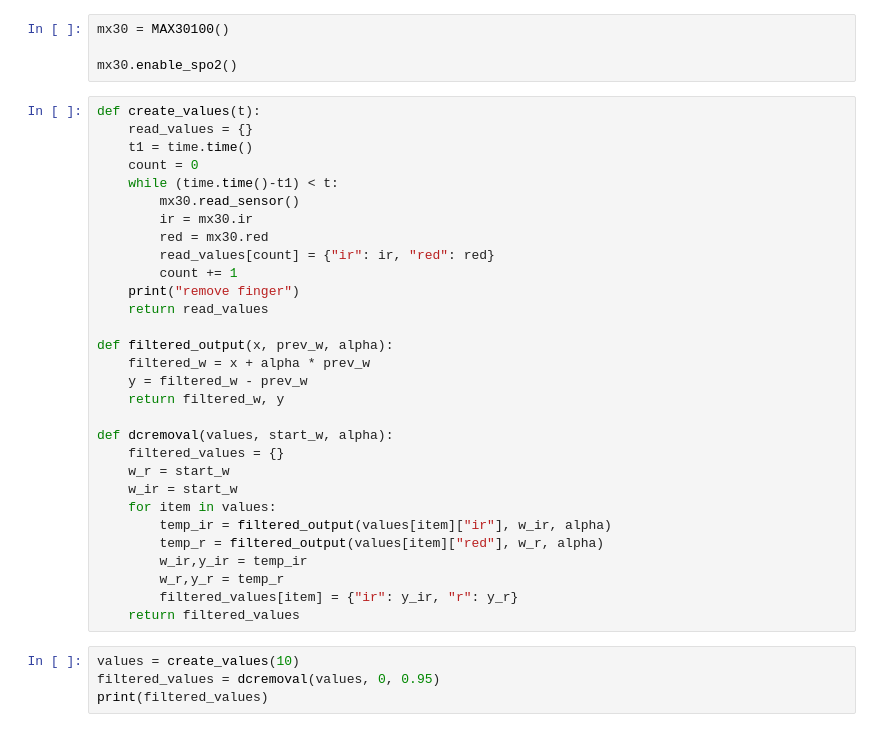
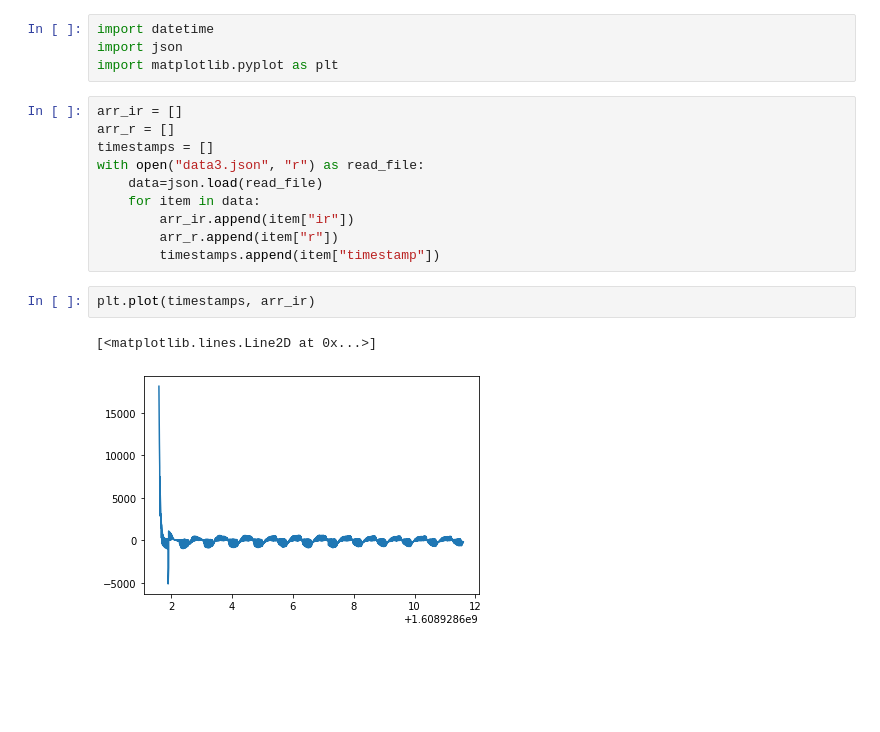
Before and after one commit to idatis-org/becalm-station, a Jupyter notebook: Untitled.ipynb, the cells around one changed output. Saved outputs shown, nothing was run; the diff lists cells and outputs as text; blank space fills up the shorter version.

Commit message:
Added a jupyter notebook that can show charts from data from reader.py Modified reader.py so it will output correct json to be read by Untitled notebook

```diff
--- a/Untitled.ipynb
+++ b/Untitled.ipynb
@@ -5,38 +1,19 @@ import json
-# %%
-mx30 = MAX30100()
-
-mx30.enable_spo2()
-# %%
-def create_values(t):
-    read_values = {}
-    t1 = time.time()
-    count = 0
-    while (time.time()-t1) < t:
-        mx30.read_sensor()
-        ir = mx30.ir
-        red = mx30.red
-        read_values[count] = {"ir": ir, "red": red}
-        count += 1
-    print("remove finger")
-    return read_values
-
-def filtered_output(x, prev_w, alpha):
-    filtered_w = x + alpha * prev_w
-    y = filtered_w - prev_w
-    return filtered_w, y
-
-def dcremoval(values, start_w, alpha):
-    filtered_values = {}
-    w_r = start_w
-    w_ir = start_w
-    for item in values:
-        temp_ir = filtered_output(values[item]["ir"], w_ir, alpha)
-        temp_r = filtered_output(values[item]["red"], w_r, alpha)
-        w_ir,y_ir = temp_ir
-        w_r,y_r = temp_r
-        filtered_values[item] = {"ir": y_ir, "r": y_r}
-    return filtered_values
-# %%
-values = create_values(10)
-filtered_values = dcremoval(values, 0, 0.95)
-print(filtered_values)
+# %%
+import datetime
+import json
+import matplotlib.pyplot as plt
+# %%
+arr_ir = []
+arr_r = []
+timestamps = []
+with open("data3.json", "r") as read_file:
+    data=json.load(read_file)
+    for item in data:
+        arr_ir.append(item["ir"])
+        arr_r.append(item["r"])
+        timestamps.append(item["timestamp"])
+# %%
+plt.plot(timestamps, arr_ir)
+# %% [output]
+[<matplotlib.lines.Line2D at 0x...>]
+[figure, added]
```
Also changed, not shown: parts of 4 cells of this notebook, 1 other file.
